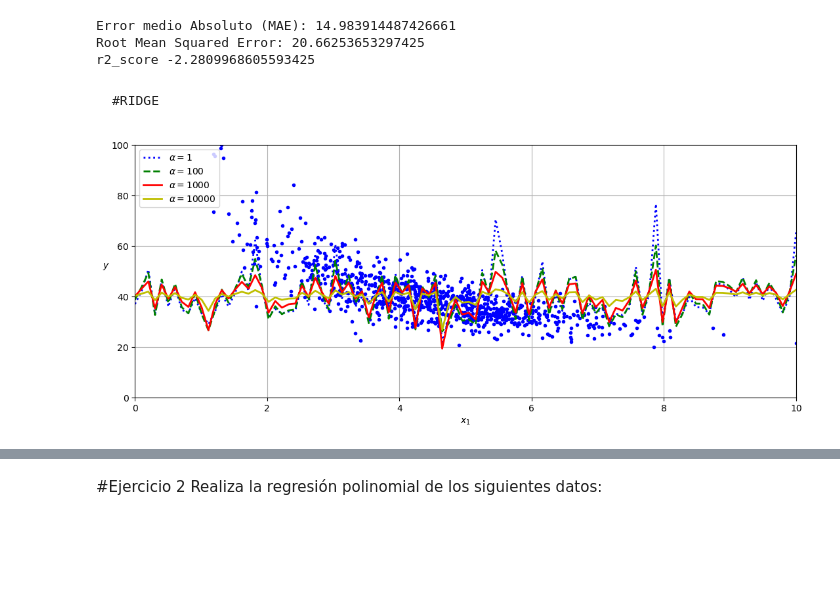
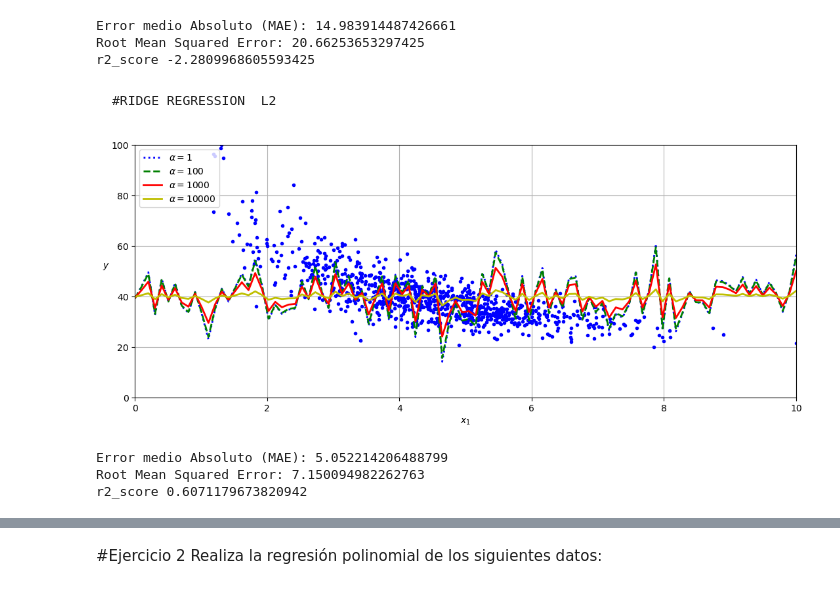
Before and after one commit to PosgradoMNA/actividades-de-aprendizaje-A01150931, a Jupyter notebook: semana8_kmeans/TecMty_Regresion_lineal_polinomial.ipynb, the cells around one changed output, grey strips where cells are left out. Saved outputs shown, nothing was run; the diff lists cells and outputs as text; code cells hidden in the pictures; blank space fills up the shorter version.

```diff
--- a/semana8_kmeans/TecMty_Regresion_lineal_polinomial.ipynb
+++ b/semana8_kmeans/TecMty_Regresion_lineal_polinomial.ipynb
@@ -186,41 +216,23 @@ r2_score -2.2809968605593425
 # %% [markdown]
-    #RIDGE
+    #RIDGE REGRESSION  L2
-# %%
-def plot_model(model_class, polynomial, alphas, **model_kwargs):
-
-    plt.plot(X_train, y_train, "b.", linewidth=3)
-    for alpha, style in zip(alphas, ("b:", "g--", "r-", "y-")):
-        if alpha > 0:
-            model = model_class(alpha, **model_kwargs)
-        else:
-            model = LinearRegression()
-        if polynomial:
-            model = make_pipeline(
-                PolynomialFeatures(degree=10, include_bias=False),
-                StandardScaler(),
-                model)
-        model.fit(X_train, y_train)
-        y_pred_ridge = model.predict(X_test)
-        plt.plot(X_new, y_pred_ridge, style, linewidth=2,
-                 label=fr"$\alpha = {alpha}$")
-    plt.legend(loc="upper left")
-    plt.xlabel("$x_1$")
-    plt.axis([0, 10, 0, 100])
-    plt.grid()
-    return y_pred_ridge
-
-
-
-plt.figure(figsize=(13,5))
-plot_model(Ridge, polynomial=True, alphas=(1,100, 1000, 10000), random_state=42)
-plt.ylabel("$y$  ", rotation=0)
-plt.show()
-# %% [output]
-[figure, removed]
+# %%
+plt.figure(figsize=(13,5))
+plot_model(Ridge, polynomial=False, alphas=(1,100, 1000, 10000), random_state=42)
+plt.ylabel("$y$  ", rotation=0)
+plt.show()
+# %% [output]
+[figure, added]
 # %%
-ridge_reg = Ridge(alpha=0.01)
+ridge_reg = Ridge(alpha=100)
 ridge_reg.fit(X, y)
 y_pred_ridge = ridge_reg.predict(X_test)
+print('Error medio Absoluto (MAE):', mean_absolute_error(y_test, y_pred_ridge))
+print('Root Mean Squared Error:', np.sqrt(mean_squared_error(y_test, y_pred_ridge)))
+print('r2_score',r2_score(y_test, y_pred_ridge))
+# %% [output]
+Error medio Absoluto (MAE): 5.052214206488799
+Root Mean Squared Error: 7.150094982262763
+r2_score 0.6071179673820942
 # %%
 ridge_reg.intercept_, ridge_reg.coef_
 # %% [output]
```
Also changed, not shown: parts of 41 cells of this notebook.
